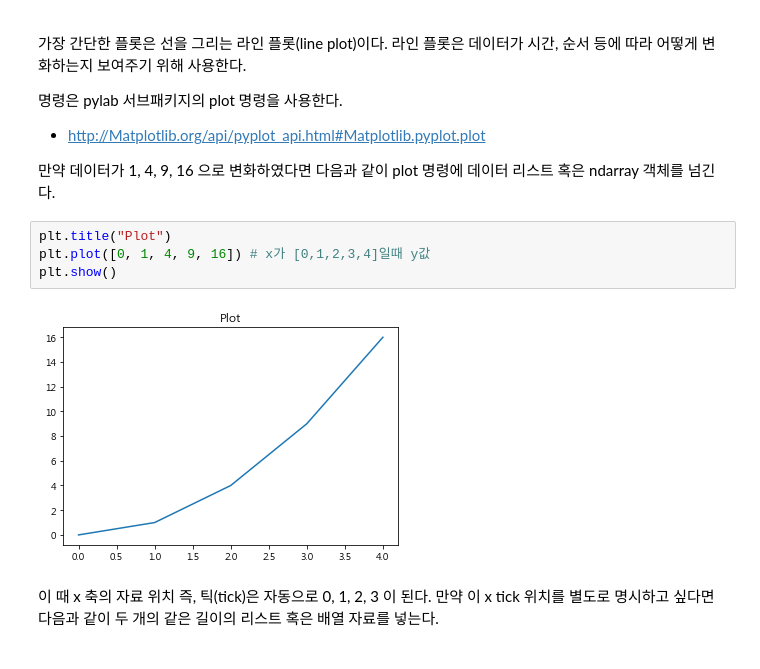
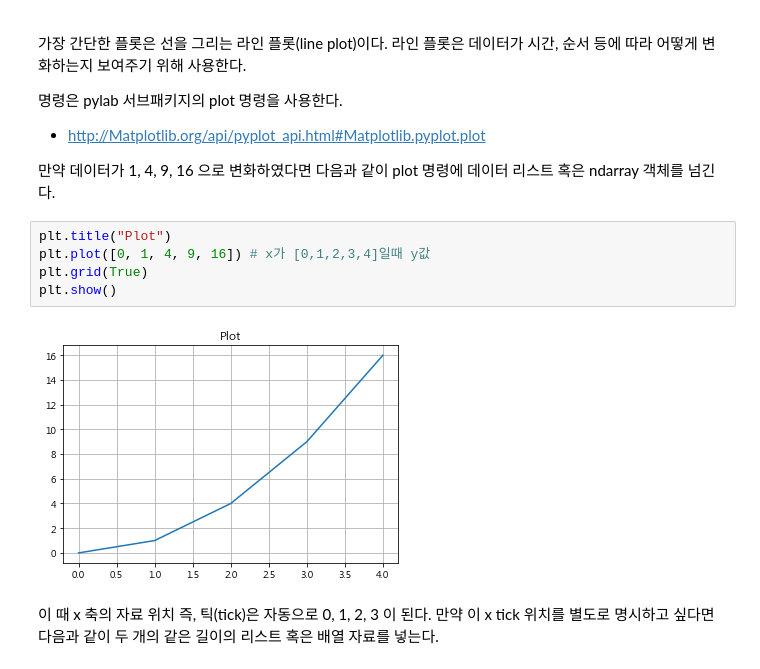
Before and after one commit to Kimyeongjin92/Python_Jupyter_Notebook, a Jupyter notebook: python_jupyter/5. 데이터 시각화/Unit_1 시각화 패키지 Matplotlib.ipynb, the cells around one changed output. Drawn from its saved outputs; the diff is of its cells as text.

```diff
--- a/python_jupyter/5. 데이터 시각화/Unit_1 시각화 패키지 Matplotlib.ipynb
+++ b/python_jupyter/5. 데이터 시각화/Unit_1 시각화 패키지 Matplotlib.ipynb
@@ -56,9 +56,10 @@ plt.rcParams["font.size"] = 10
 # %%
 plt.title("Plot")
 plt.plot([0, 1, 4, 9, 16]) # x가 [0,1,2,3,4]일때 y값
+plt.grid(True)
 plt.show()
 # %% [output]
-[figure, old version]
+[figure, new version]
 # %% [markdown]
 이 때 x 축의 자료 위치 즉, 틱(tick)은 자동으로 0, 1, 2, 3 이 된다. 만약 이 x tick 위치를 별도로 명시하고 싶다면 다음과 같이 두 개의 같은 길이의 리스트 혹은 배열 자료를 넣는다.
 # %%
```
Also changed, not shown: 4 other files.
